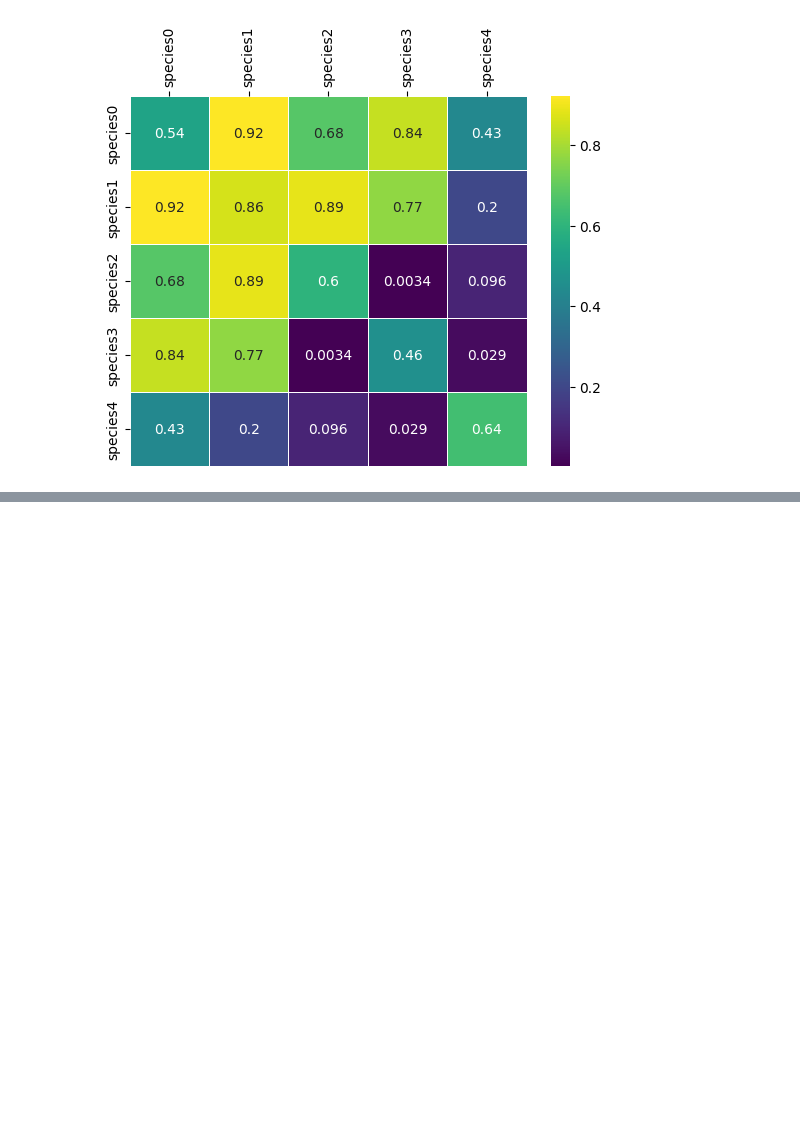
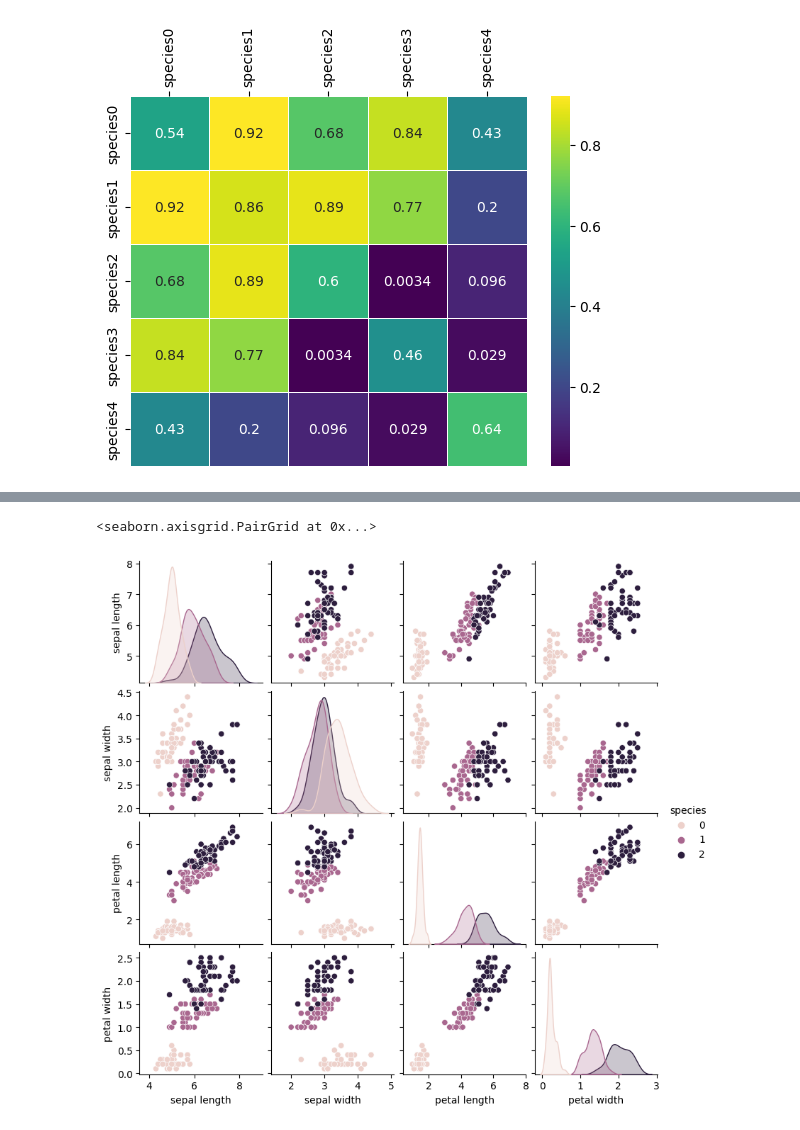
Before and after one commit to FlameDanita/DS-ML_courses, a Jupyter notebook: Введение в Data Science и машинное обучение/Введение/1.7 Визуализация, seaborn, почти также круто, как ggplot2.ipynb, the cells around one changed output, grey strips where cells are left out. Saved outputs shown, nothing was run; the diff lists cells and outputs as text; code cells hidden in the pictures; blank space fills up the shorter version.

```diff
--- a/Введение в Data Science и машинное обучение/Введение/1.7 Визуализация, seaborn, почти также круто, как ggplot2.ipynb
+++ b/Введение в Data Science и машинное обучение/Введение/1.7 Визуализация, seaborn, почти также круто, как ggplot2.ipynb
@@ -50,0 +105,6 @@ g.xaxis.set_tick_params(rotation=90)
+# %%
+df_iris.corr()
+sns.pairplot(df_iris,hue="species", height=2)
+# %% [output]
+<seaborn.axisgrid.PairGrid at 0x...>
+[figure, added]
```
Also changed, not shown: parts of 6 cells of this notebook, 3 other files.
